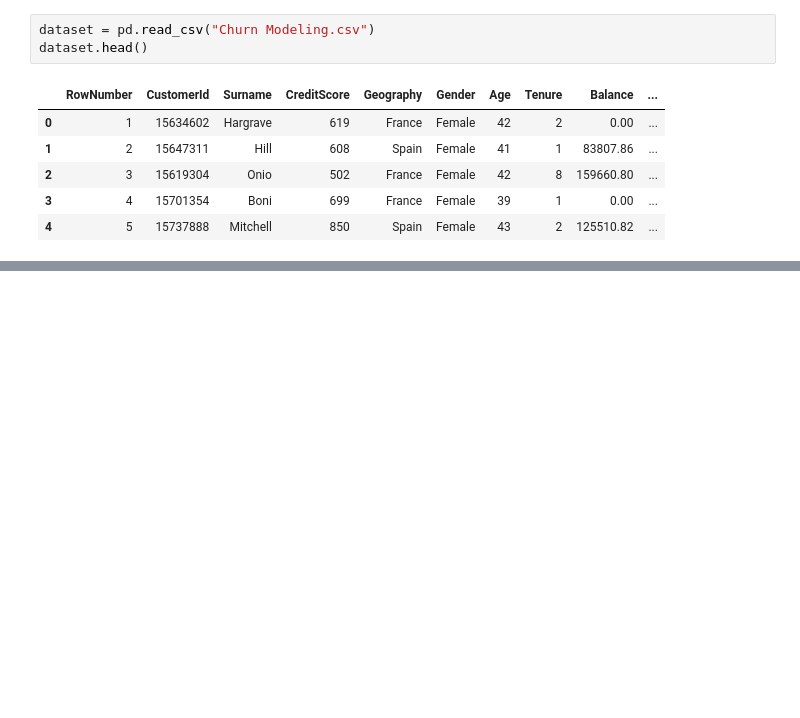
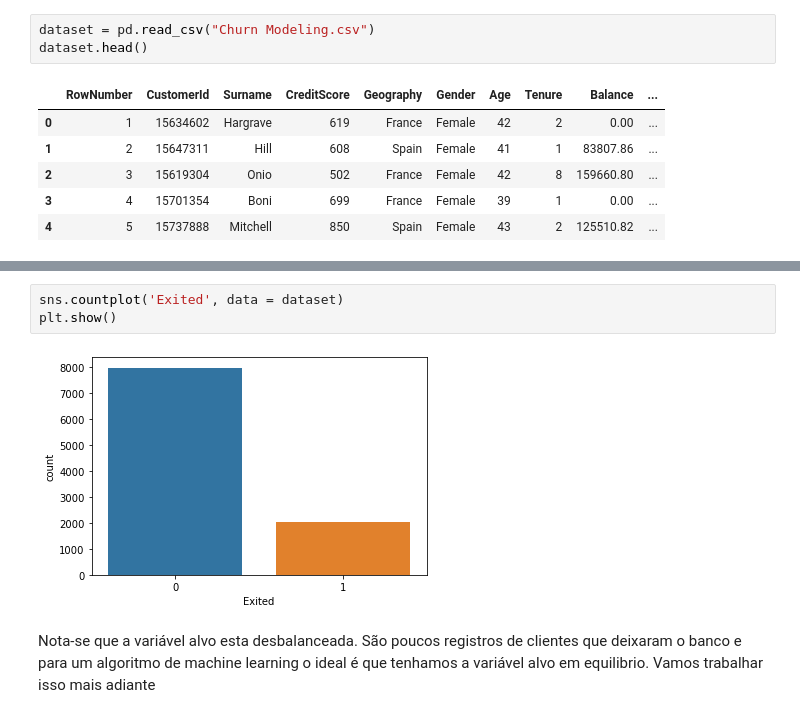
Before and after one commit to Eduu1/Portf-lio-Data-Science, a Jupyter notebook: Projeto_Bank_Customer_churn/Notebook_Projeto.ipynb, the cells around one changed output, grey strips where cells are left out. Drawn from its saved outputs; the diff is of its cells as text; blank space fills up the shorter version.

```diff
--- a/Projeto_Bank_Customer_churn/Notebook_Projeto.ipynb
+++ b/Projeto_Bank_Customer_churn/Notebook_Projeto.ipynb
@@ -17,0 +101,7 @@ dataset.head()
+# %%
+sns.countplot('Exited', data = dataset)
+plt.show()
+# %% [output]
+[figure, added]
+# %% [markdown]
+Nota-se que a variável alvo esta desbalanceada. São poucos registros de clientes que deixaram o banco e para um algoritmo de machine learning o ideal é que tenhamos a variável alvo em equilibrio. Vamos trabalhar isso mais adiante
```
Also changed, not shown: parts of 13 cells of this notebook.
